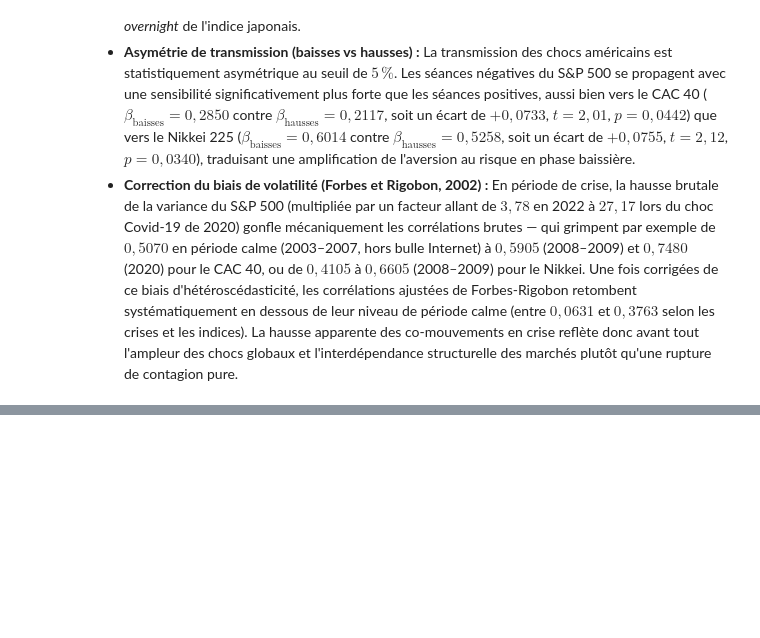
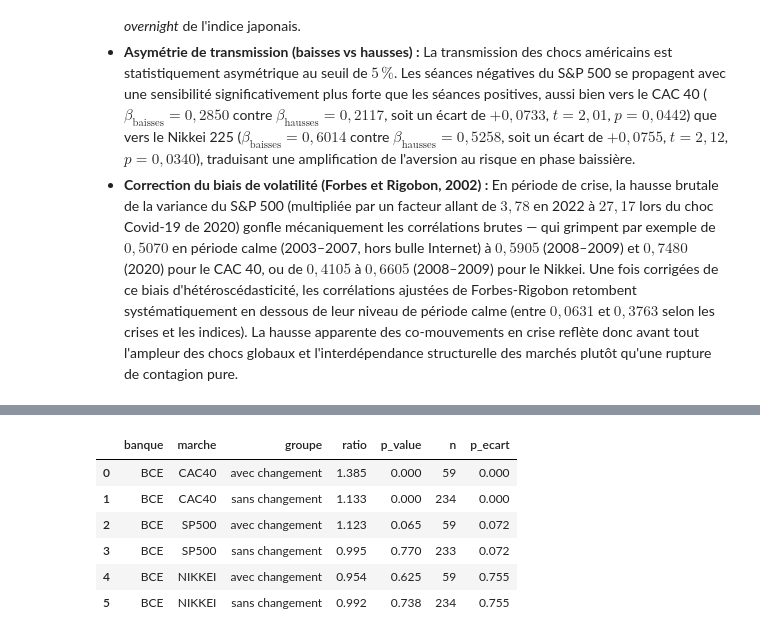
Before and after one commit to Aldm765/Ensae-projet-python-2026, a Jupyter notebook: rapport.ipynb, the cells around one changed output, grey strips where cells are left out. Saved outputs shown, nothing was run; the diff lists cells and outputs as text; code cells hidden in the pictures; blank space fills up the shorter version.

```diff
--- a/rapport.ipynb
+++ b/rapport.ipynb
@@ -95,0 +138,10 @@ transmission.figure()
+# %%
+display(bce.controle_changement().round(3))
+# %% [output]
+|  | banque | marche | groupe | ratio | p_value | n | p_ecart |
+| 0 | BCE | CAC40 | avec changement | 1.385 | 0.000 | 59 | 0.000 |
+| 1 | BCE | CAC40 | sans changement | 1.133 | 0.000 | 234 | 0.000 |
+| 2 | BCE | SP500 | avec changement | 1.123 | 0.065 | 59 | 0.072 |
+| 3 | BCE | SP500 | sans changement | 0.995 | 0.770 | 233 | 0.072 |
+| 4 | BCE | NIKKEI | avec changement | 0.954 | 0.625 | 59 | 0.755 |
+| 5 | BCE | NIKKEI | sans changement | 0.992 | 0.738 | 234 | 0.755 |
```
Also changed, not shown: parts of 10 cells of this notebook.
